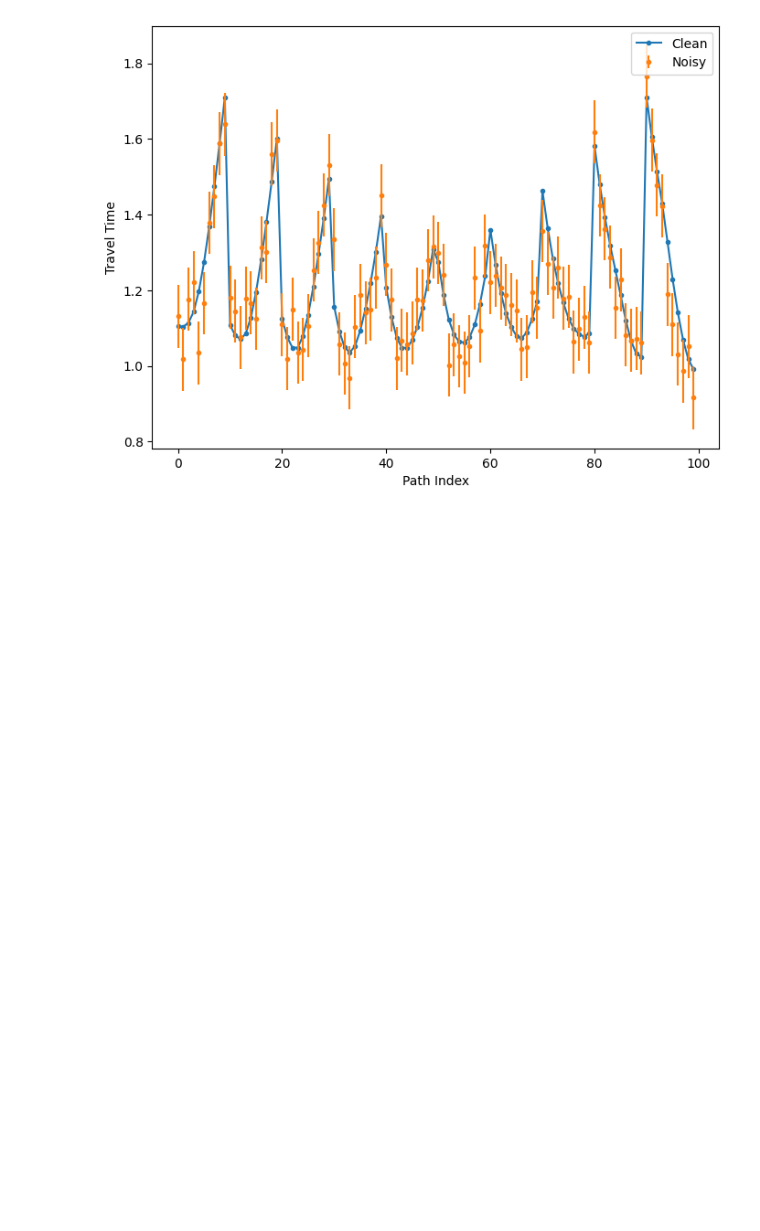
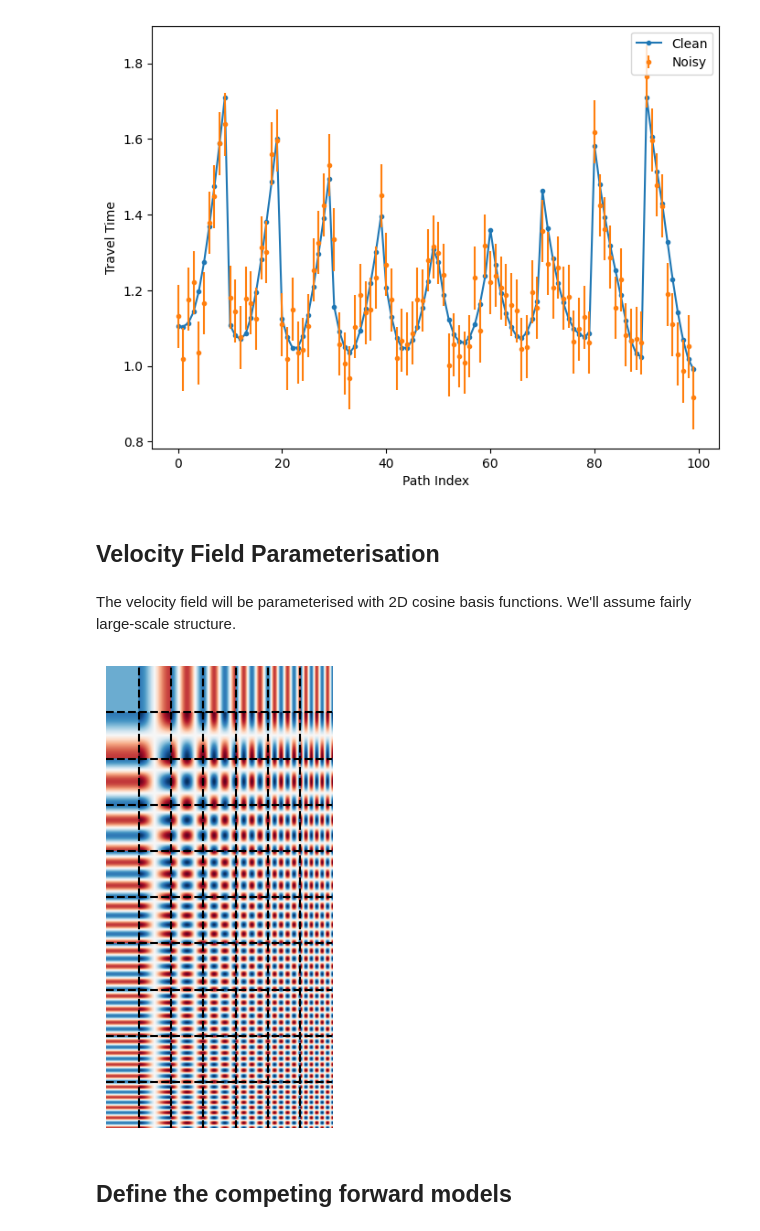
Before and after one commit to auggiemarignier/harmtransc, a Jupyter notebook: examples/ray_bending.ipynb, the cells around one changed output. Cells and saved outputs as stored; diff of their text form; code cells hidden in the pictures; blank space fills up the shorter version.

Commit message:
feat: create forward models

```diff
--- a/examples/ray_bending.ipynb
+++ b/examples/ray_bending.ipynb
@@ -94,3 +94,16 @@ ax.set_ylabel("Travel Time")
 # %% [output]
 Text(0, 0.5, 'Travel Time')
 [figure]
+# %% [markdown]
+## Velocity Field Parameterisation
+# %% [markdown]
+The velocity field will be parameterised with 2D cosine basis functions.  We'll assume fairly large-scale structure.
+# %%
+nx = 7
+ny = 10
+basis = CosineBasis2D(Nx=nx, Ny=ny)
+basis.plot(figsize=(8, 6))
+# %% [output]
+[figure, added]
+# %% [markdown]
+## Define the competing forward models
```
Also changed, not shown: parts of 13 cells of this notebook.
